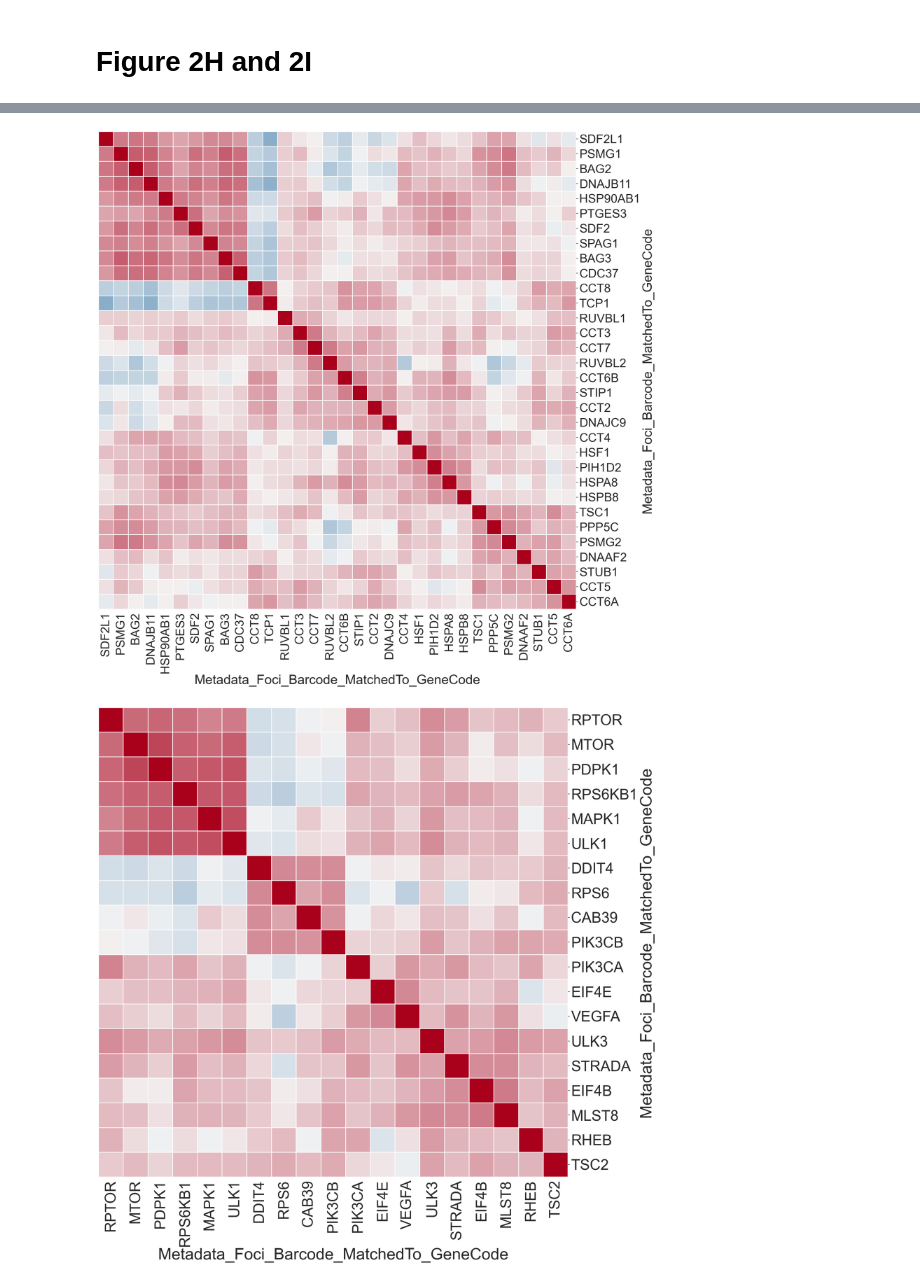
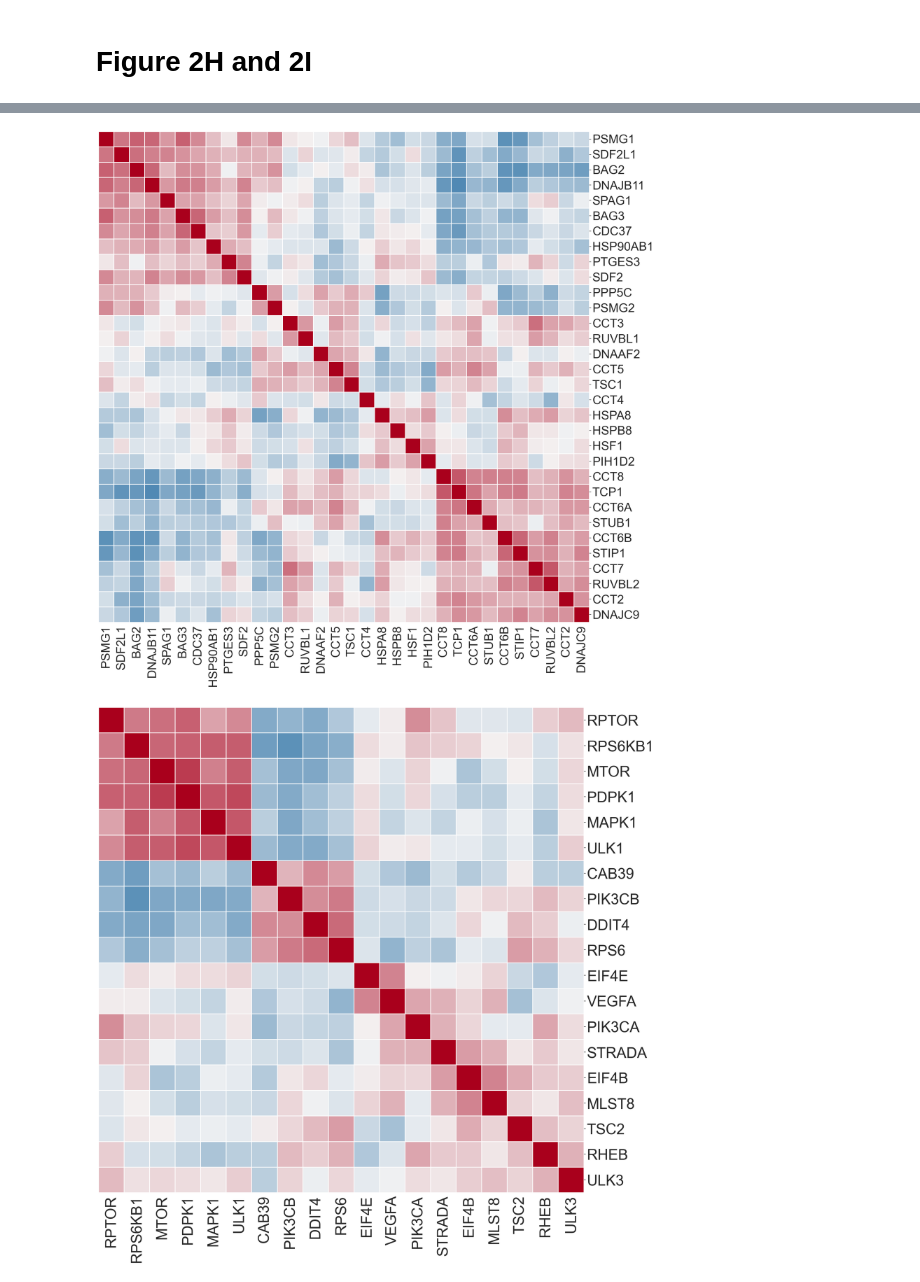
Before and after one commit to broadinstitute/2022_PERISCOPE, a Jupyter notebook: 2_A549_WGS_Summary/Figure_2.ipynb, the cells around one changed output, grey strips where cells are left out. Saved outputs shown, nothing was run; the diff lists cells and outputs as text; code cells hidden in the pictures.

```diff
--- a/2_A549_WGS_Summary/Figure_2.ipynb
+++ b/2_A549_WGS_Summary/Figure_2.ipynb
@@ -29,10 +29,8 @@ if not os.path.exists(output_folder):
 if not os.path.exists(os.path.join(output_folder,"figure_panels")):
     os.makedirs(os.path.join(output_folder,"figure_panels"), exist_ok=True)
 # %%
-# Import the A549 guide-level profiles
-df_guide = pd.read_csv("../Profile_Aggregation/outputs/20200805_A549_WG_Screen_guide_normalized_feature_select_merged_median_ALLBATCHES___CP186___ALLWELLS.csv.gz")
 # Import the A549 gene-level profiles
-df_gene = pd.read_csv("../Profile_Aggregation/outputs/20200805_A549_WG_Screen_guide_normalized_feature_select_merged_median_ALLBATCHES___CP186___ALLWELLS_gene_aggregated.csv.gz")
+df_gene = pd.read_csv("../Profile_Aggregation/outputs/20200805_A549_WG_Screen_guide_normalized_feature_select_merged_median_ALLBATCHES___CP186___ALLWELLS_gene_aggregated.csv.gz").set_index('Metadata_Foci_Barcode_MatchedTo_GeneCode')
 
 # Import annotated gene sets
 with open("../common_files/annotated_gene_sets.json") as f:
@@ -302,6 +291,6 @@ fig.savefig(os.path.join(output_folder,'Fig2B_A549_compartment_specific_hits_dis
 # %%
 hit_list = list(A549_comp_spec_hits.index) + list(A549_whole_cell_hits.index)
-df_hits = df_gene.loc[df_gene['Metadata_Foci_Barcode_MatchedTo_GeneCode'].isin(hit_list)].set_index('Metadata_Foci_Barcode_MatchedTo_GeneCode')
+df_hits = df_gene.loc[df_gene.index.isin(hit_list)]
 df_hits.head()
 # %% [output]
 |  | Cells_AreaShape_CentralMoment_0_1 | Cells_AreaShape_CentralMoment_0_3 | Cells_AreaShape_CentralMoment_1_0 | Cells_AreaShape_CentralMoment_1_2 | ... |
@@ -698,5 +701,5 @@ print (f'Principal component representing closest to 70% variation is {component
 
 # Perform principal component analysis and select components representing 70% of variation in data
 pca = PCA(n_components=component)
-df_gene_pca = pd.DataFrame(pca.fit_transform(df_gene),index=df_hits.index)
+df_gene_pca = pd.DataFrame(pca.fit_transform(df_gene),index=df_gene.index)
 df_gene_pca.head()
@@ -731,24 +716,49 @@ def clustered_heat_map(data,file_name,font_scale=0.8,linewidth=1):
+# %%
+# Calculate correlations, cluster and draw heatmap
+def clustered_heat_map(data,file_name,font_scale=0.8,linewidth=1):
+        corr = data.corr()
+        sns.set(font_scale=font_scale)
+
+        g = sns.clustermap(
+            corr,
+            vmin=-1, vmax=1, center=0,
+            method = 'ward',
+            figsize = (30 ,30),
+            cmap=sns.diverging_palette(250, 10 ,s=100,l=35, n=100),
+            linewidth = linewidth,
+            linecolor='white',
+            cbar=False,
+            cbar_kws={"shrink": .76},
+        )
+        ax = g.ax_heatmap
+        ax.set_xlabel("")
+        ax.set_ylabel("")
+        g.ax_row_dendrogram.set_visible(False)
+        g.ax_col_dendrogram.set_visible(False)
+        g.cax.set_visible(False)
+        plt.tight_layout()
+        output_file = os.path.join(f"{file_name}")
+        plt.savefig(output_file,dpi=300)
+        plt.show()
 # %%
 # Subset the gene set, calculate correlations, cluster and draw the heatmap
 gene_set = 'Chaperone Complex'
 genes_list = gene_set_dict[gene_set]
-genes_df =  df_gene_pca[df_gene_pca['Metadata_Foci_Barcode_MatchedTo_GeneCode'].isin(genes_list)]
-genes_profiles = genes_df.set_index('Metadata_Foci_Barcode_MatchedTo_GeneCode')
+genes_df =  df_gene_pca.loc[df_gene_pca.index.isin(genes_list)]
 
-clustered_heat_map(genes_profiles.T,
+clustered_heat_map(genes_df.T,
                    os.path.join(output_folder,'figure_panels',f'Fig2H_{gene_set}_heat_map.png'),
                    3.3)
 # %% [output]
-[figure, old version]
+[figure, new version]
 # %%
 # Subset the geneset, calculate correlations, cluster and draw the heatmap
-gene_set = 'mTOR_signaling_core' # from KEGG
-genes = ['RPS6KB1','RPS6','MTOR','EIF4B','PDPK1','RHEB','RPTOR','MAPK1','DDIT4','VEGFA','ULK1','STRADA','ULK3','PIK3CA','MLST8','PIK3CB','TSC2','EIF4E','CAB39']
-genes_df =  df_gene_pca[df_gene_pca['Metadata_Foci_Barcode_MatchedTo_GeneCode'].isin(genes)]
-genes_profiles = genes_df.set_index('Metadata_Foci_Barcode_MatchedTo_GeneCode')
+gene_set = 'mTOR_signaling_core'
+genes_list = gene_set_dict[gene_set]
+genes_df =  df_gene_pca.loc[df_gene_pca.index.isin(genes_list)]
 
-clustered_heat_map(genes_profiles.T,
+clustered_heat_map(genes_df.T,
                    os.path.join(output_folder,'figure_panels',f'Fig2I_{gene_set}_heat_map.png'),
                    4)
 # %% [output]
-[figure, old version]
+[figure, new version]
```
Also changed, not shown: parts of 17 cells of this notebook, 28 other files.
